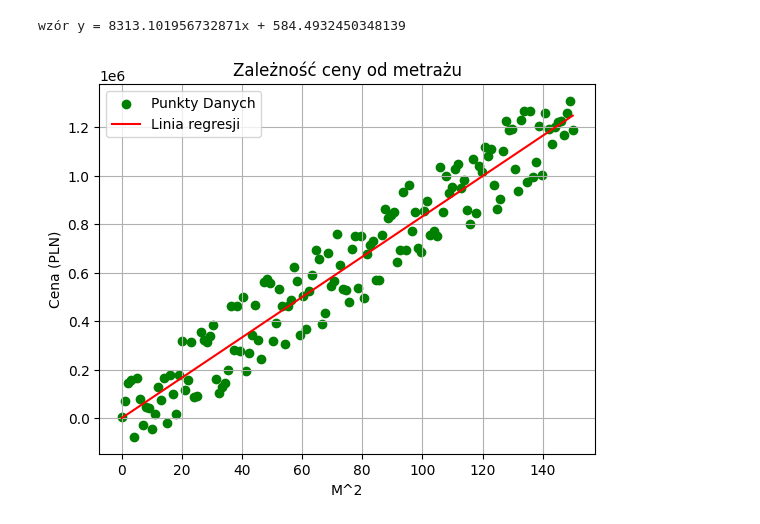
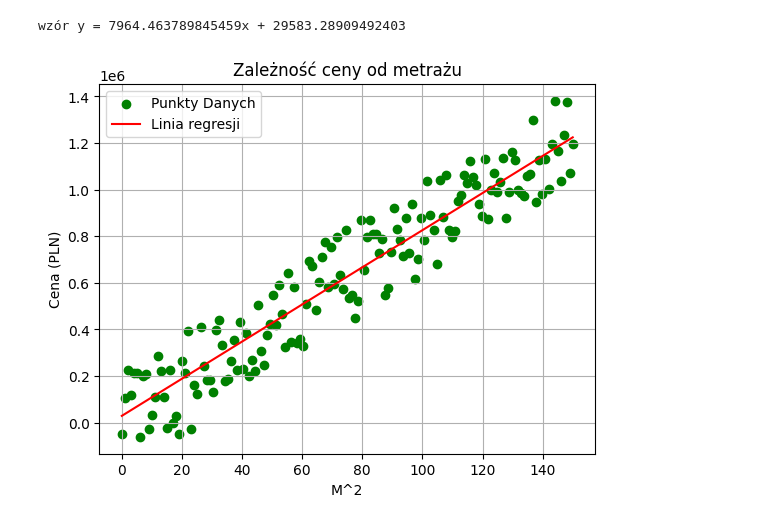
Before and after one commit to Glitch0110/AI-GiganciProgramowania, a Jupyter notebook: L11.ipynb, the cells around one changed output. Drawn from its saved outputs; the diff is of its cells as text; code cells hidden in the pictures.

```diff
--- a/L11.ipynb
+++ b/L11.ipynb
@@ -15,33 +15,33 @@ def regression(x,y):
   n = len(x)
 
   for x_value, y_value in zip(x,y):
     sum_of_xy += x_value * y_value
     sum_x += x_value
     sum_y += y_value
     sum_x_squared += x_value ** 2
 
 
   a = (n*sum_of_xy - sum_x * sum_y) / (n*sum_x_squared - sum_x ** 2)
   b = (sum_y - a * sum_x) / n
 
   print(f"wzór y = {a}x + {b}")
   return a, b
 #np.random.seed(42)
 X = np.linspace(0, 150, 150)
-noise = np.random.randint(-175000, 175000, 150)
+noise = np.random.randint(-220000, 220000, 150)
 Y = 8300 * X + 3 + noise
 
 a, b = regression(X, Y)
 Y_pred = a * X + b
 
 plt.scatter(X, Y, color="green", label="Punkty Danych")
 plt.plot(X, Y_pred, color='red', label="Linia regresji")
 plt.xlabel("M^2")
 plt.ylabel("Cena (PLN)")
 plt.grid(True)
 plt.legend()
 plt.title("Zależność ceny od metrażu")
 plt.show()
 # %% [output]
-wzór y = 8313.101956732871x + 584.4932450348139
+wzór y = 7964.463789845459x + 29583.28909492403
-[figure, old version]
+[figure, new version]
```
Also changed, not shown: parts of 1 cell of this notebook.
